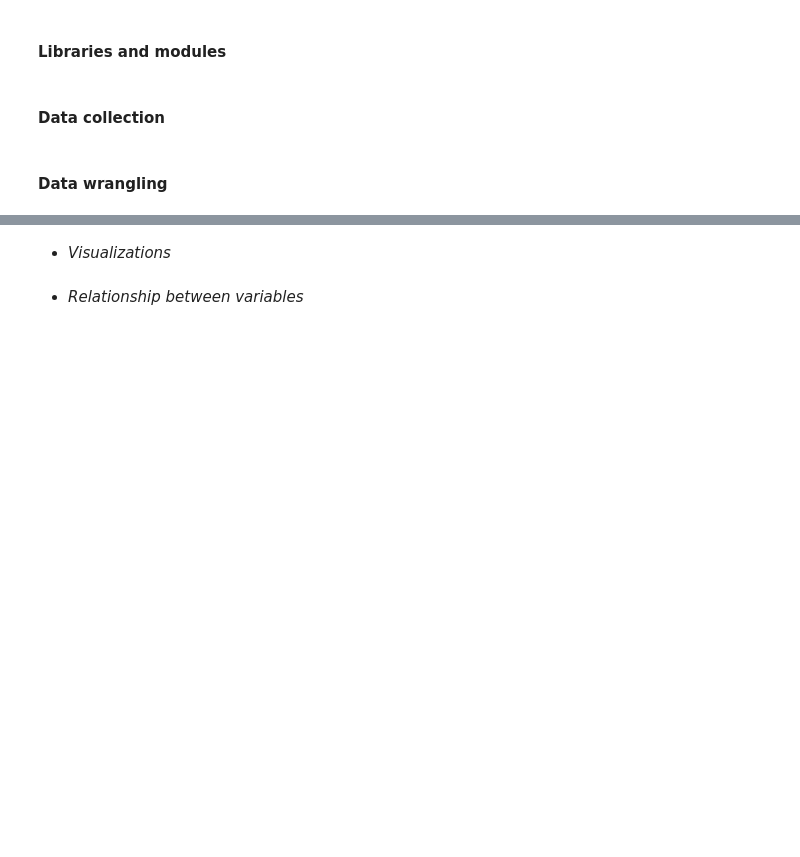
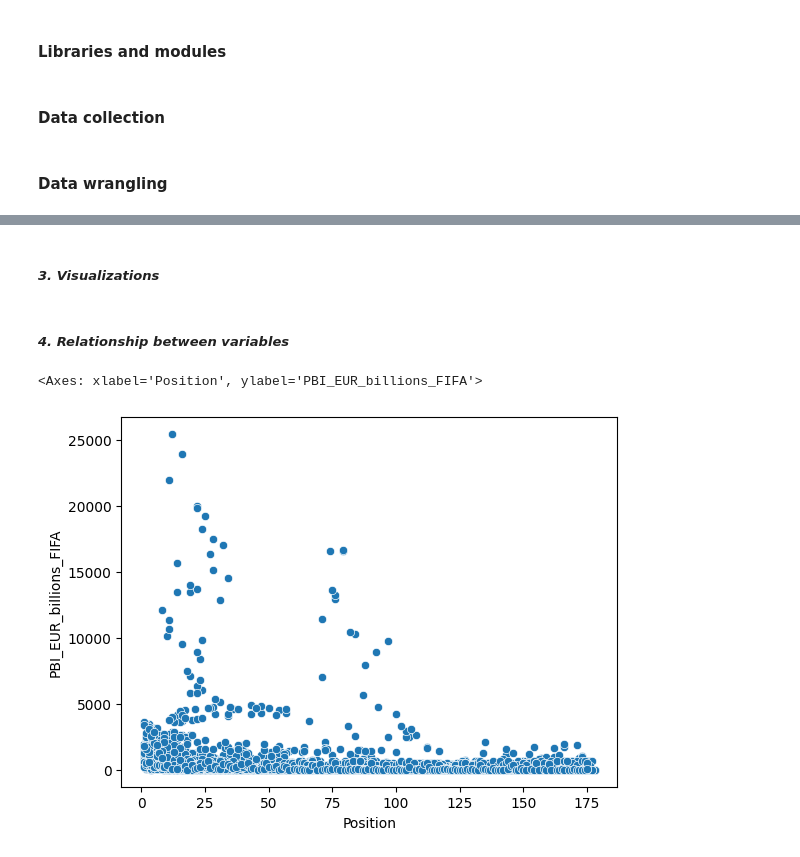
Before and after one commit to gcastellano3/data_wrangling_retrieval_project, a Jupyter notebook: fifa_vs_pib.ipynb, the cells around one changed output, grey strips where cells are left out. Drawn from its saved outputs; the diff is of its cells as text; code cells hidden in the pictures; blank space fills up the shorter version.

```diff
--- a/fifa_vs_pib.ipynb
+++ b/fifa_vs_pib.ipynb
@@ -33,4 +83,10 @@ df.head()
 # %% [markdown]
-- *Visualizations*
+##### *3. Visualizations*
 # %% [markdown]
-- *Relationship between variables*
+##### *4. Relationship between variables*
+# %%
+# Scatter plot to visualize the relationship between Position and PBI_EUR_billions_FIFA
+sns.scatterplot(x = "Position", y = "PBI_EUR_billions_FIFA", data = df)
+# %% [output]
+<Axes: xlabel='Position', ylabel='PBI_EUR_billions_FIFA'>
+[figure, added]
```
Also changed, not shown: parts of 13 cells of this notebook, 1 other file.
